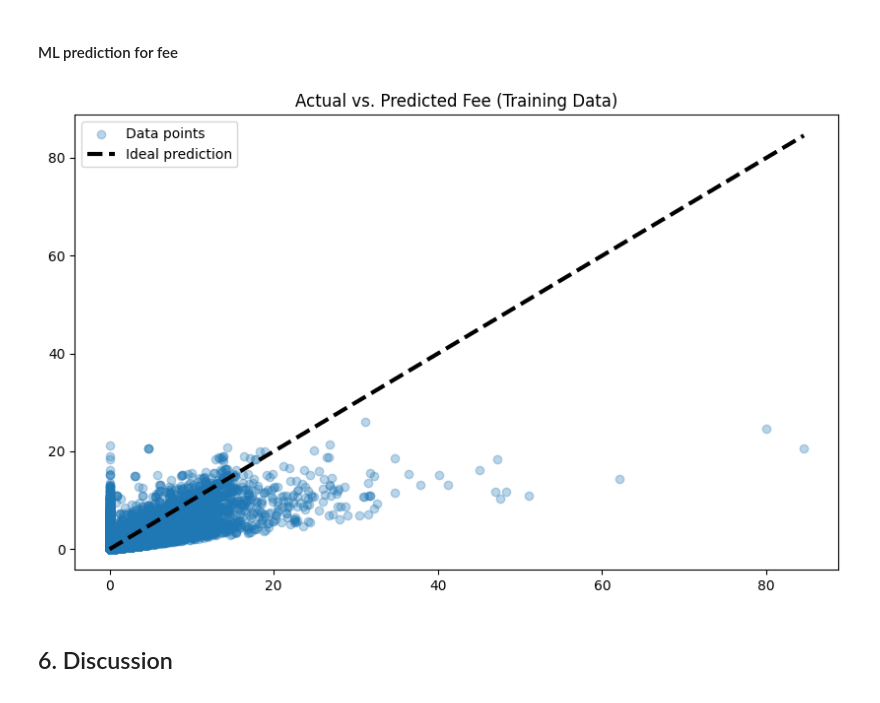
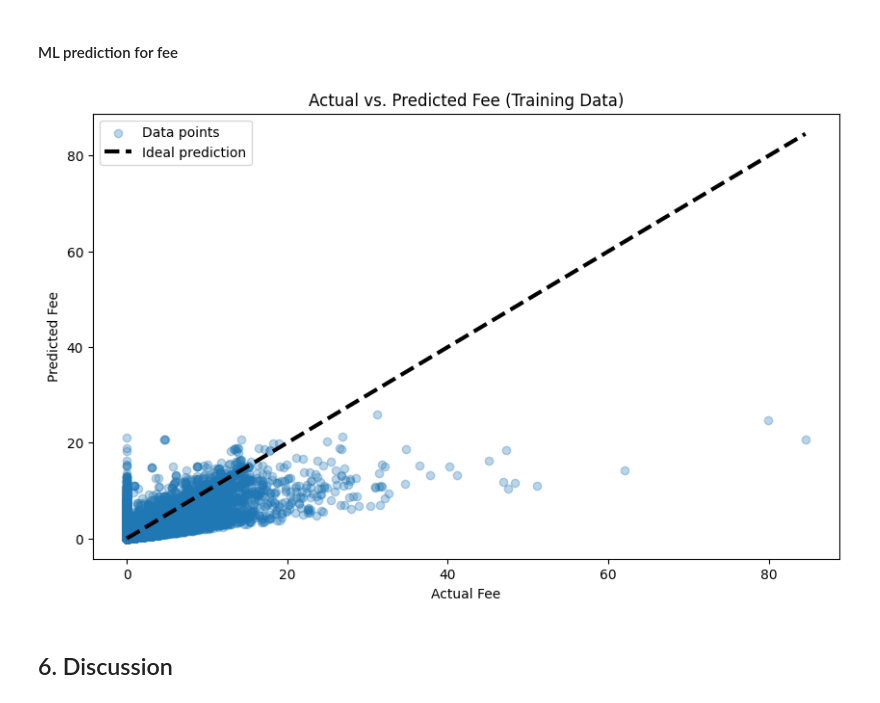
Before and after one commit to AndroCrunch/EV_Availability_G23, a Jupyter notebook: analysis3_andro.ipynb, the cells around one changed output. Drawn from its saved outputs; the diff is of its cells as text; code cells hidden in the pictures.

Commit message:
edit plot

```diff
--- a/analysis3_andro.ipynb
+++ b/analysis3_andro.ipynb
@@ -734,18 +734,20 @@ y_pred = model.predict(X_test)
 # %%
 import matplotlib.pyplot as plt
 
 # Use the model to predict the 'Fee' for the training data
 y_train_pred = model.predict(X_train)
 
 # Create a scatter plot of the actual vs. predicted 'Fee' for the training data
 plt.figure(figsize=(10, 6))
 plt.scatter(y_train, y_train_pred, alpha=0.3, label='Data points')
 plt.plot([y.min(), y.max()], [y.min(), y.max()], 'k--', lw=3, label='Ideal prediction')
 plt.title('Actual vs. Predicted Fee (Training Data)')
+plt.xlabel('Actual Fee')  # Add x-axis label
+plt.ylabel('Predicted Fee')  # Add y-axis label
 plt.legend()  # Add a legend
 plt.show()
 # %% [output]
-[figure, old version]
+[figure, new version]
 # %% [markdown]
 ## 6. Discussion
 # %% [markdown]
```
